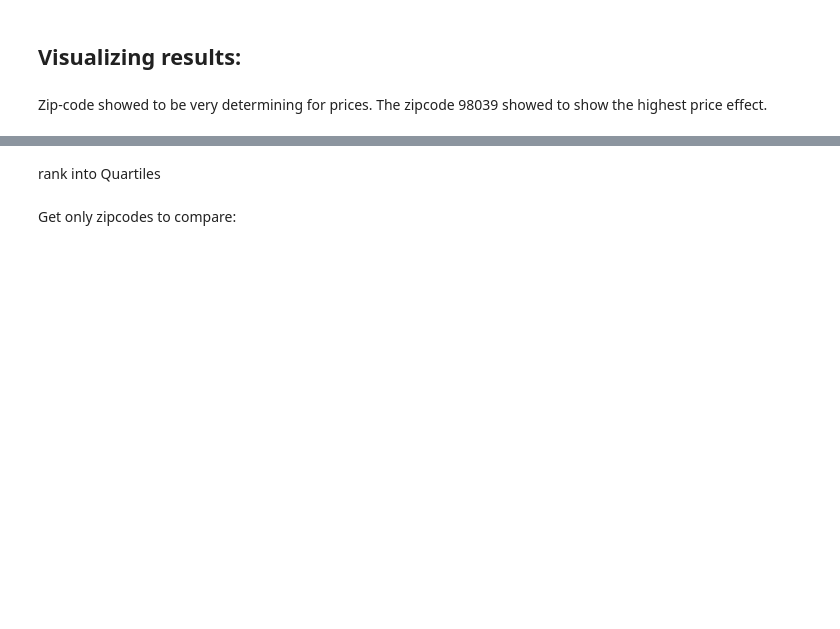
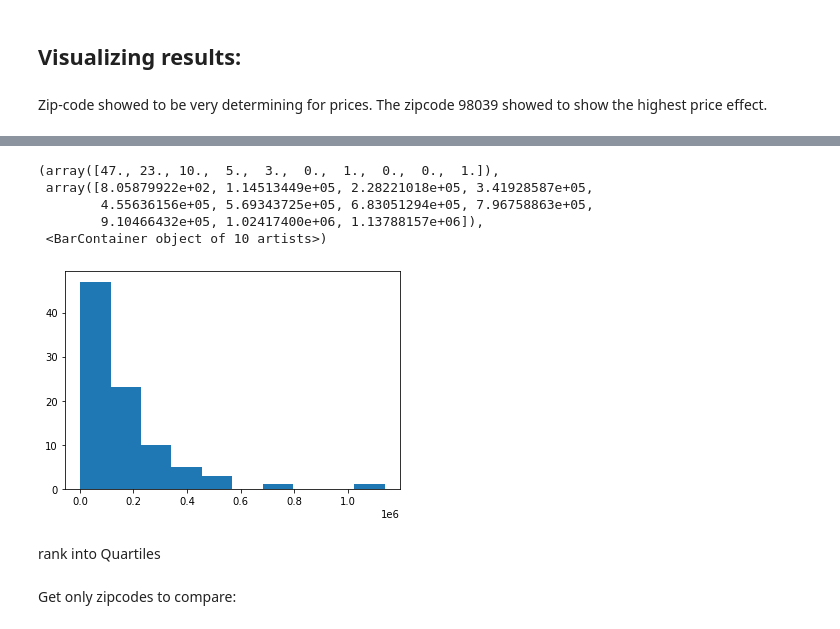
Before and after one commit to CrisQueCris/Houseprices, a Jupyter notebook: FinalJupyter.ipynb, the cells around one changed output, grey strips where cells are left out. Cells and saved outputs as stored; diff of their text form; code cells hidden in the pictures; blank space fills up the shorter version.

```diff
--- a/FinalJupyter.ipynb
+++ b/FinalJupyter.ipynb
@@ -390,5 +627,6 @@ plt.show()
 # %%
 features_importances.nlargest(10, 'Importance')
+features_imp_first_model = features_importances
 # %% [markdown]
 The Top 10 most important features are mostly zipcodes. Also waterfront and view play an important role.
 # %% [markdown]
@@ -509,3 +813,10 @@ features_importances
 # %%
-plt.hist(features_importances['Importance'])
+plt.hist(features_imp_first_model['Importance'])
+# %% [output]
+(array([47., 23., 10.,  5.,  3.,  0.,  1.,  0.,  0.,  1.]),
+ array([8.05879922e+02, 1.14513449e+05, 2.28221018e+05, 3.41928587e+05,
+        4.55636156e+05, 5.69343725e+05, 6.83051294e+05, 7.96758863e+05,
+        9.10466432e+05, 1.02417400e+06, 1.13788157e+06]),
+ <BarContainer object of 10 artists>)
+[figure, added]
 # %%
```
Also changed, not shown: parts of 62 cells of this notebook, 2 other files.
